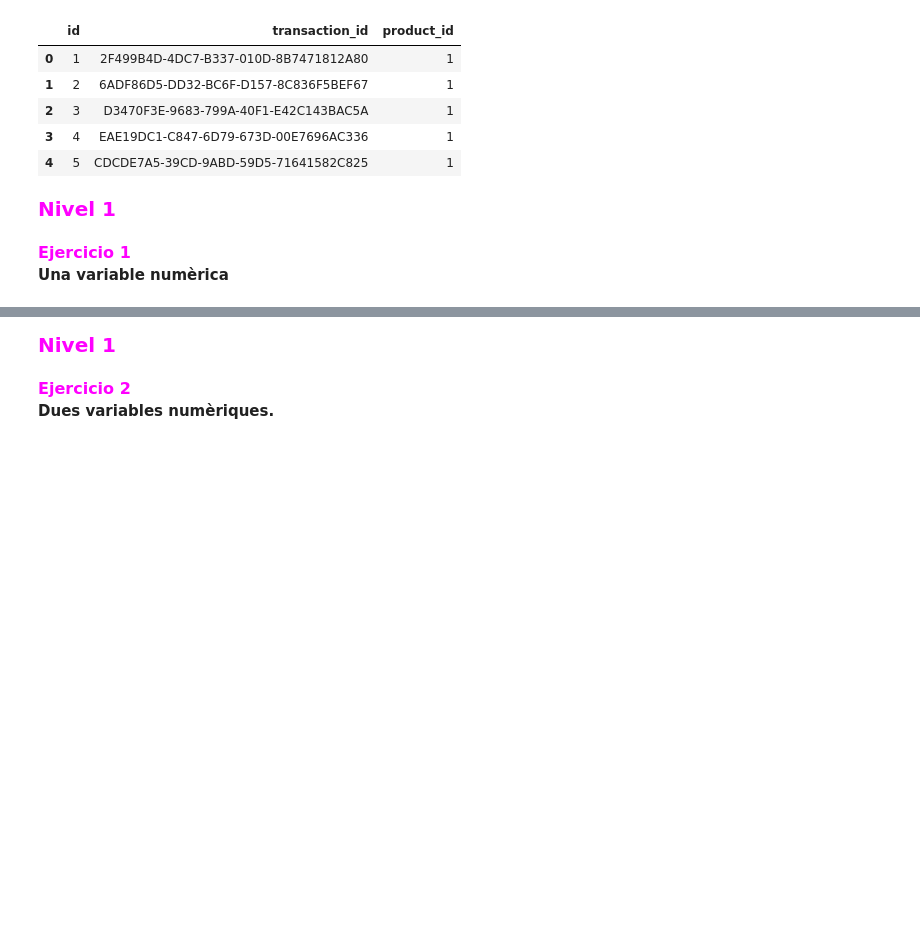
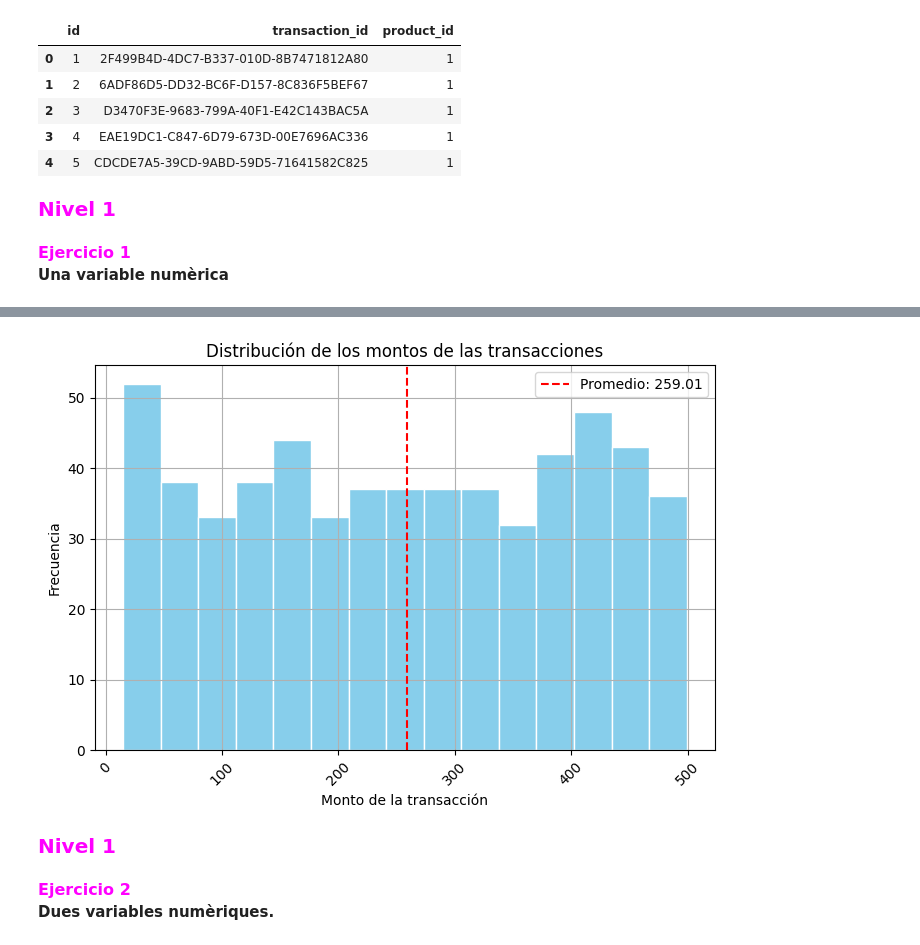
Before and after one commit to Nathalia-GM2912/Data_Analytics_2024, a Jupyter notebook: Sprint_8_Python/Sprint_8.01.ipynb, the cells around one changed output, grey strips where cells are left out. Drawn from its saved outputs; the diff is of its cells as text; code cells hidden in the pictures; blank space fills up the shorter version.

```diff
--- a/Sprint_8_Python/Sprint_8.01.ipynb
+++ b/Sprint_8_Python/Sprint_8.01.ipynb
@@ -190,20 +190,3 @@ df_transaction_products.head()
 </div>
 
 **Una variable numèrica**
-# %%
-
-df_histogram = df_transactions[df_transactions['declined'] == 0]
-amount = df_histogram['amount']
-
-plt.figure(figsize=(8, 5))
-sns.histplot(data=amount)
-
-plt.title("Distribución de frecuencias del monto de las transacciones", fontsize=15)
-plt.xlabel('Monto de transacción', fontsize=14)
-plt.ylabel('Número de transacciones', fontsize=14)
-mean_value = amount.mean()
-plt.axvline(mean_value, color='red', linestyle='--', linewidth=2)
-plt.text(mean_value + 10, 60, f'Promedio: {mean_value:.2f}', color='red')
-plt.xticks(rotation=45, ha='center')
-
-plt.show()
@@ -241,3 +199,24 @@ KeyError: 'date'
+# %%
+import matplotlib.pyplot as plt
+
+# Crear el histograma
+plt.figure(figsize=(8, 5))
+plt.hist(df_transactions['amount'], bins=15, color='skyblue', edgecolor='white')
+
+mean_value = amount.mean()
+plt.axvline(mean_value, color='red', linestyle='--', linewidth=1.5, label=f"Promedio: {mean_value:.2f}")
+plt.legend()
+
+plt.title('Distribución de los montos de las transacciones')
+plt.xlabel('Monto de la transacción')
+plt.ylabel('Frecuencia')
+
+plt.xticks(rotation=45, ha='center')
+plt.grid(True)
+
+plt.show()
+# %% [output]
+[figure, added]
 # %% [markdown]
 <div style="color: magenta; font-family: Arial; font-size: 20px; font-weight: bold;">
     Nivel 1
```
Also changed, not shown: parts of 3 cells of this notebook.
